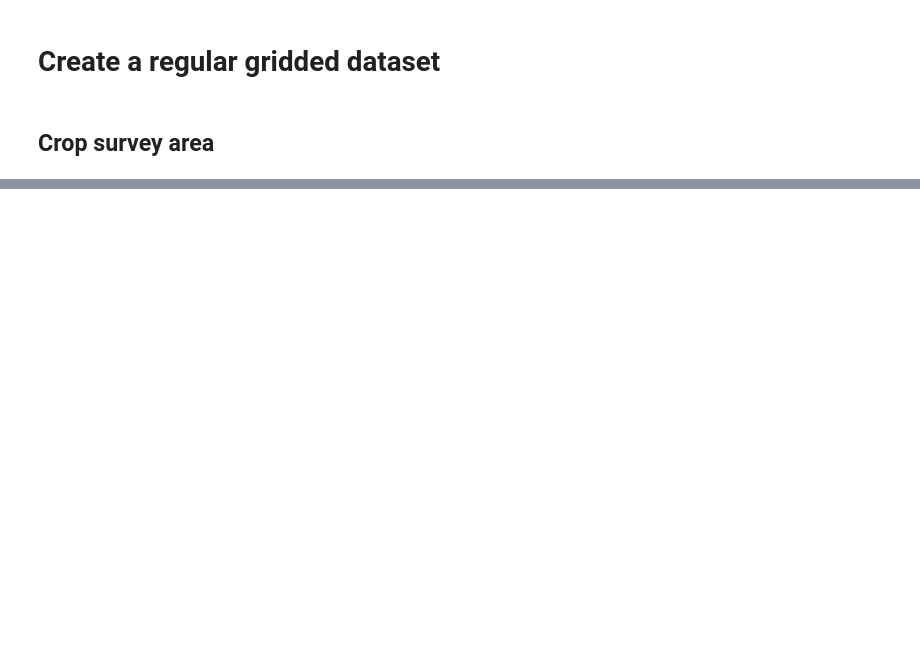
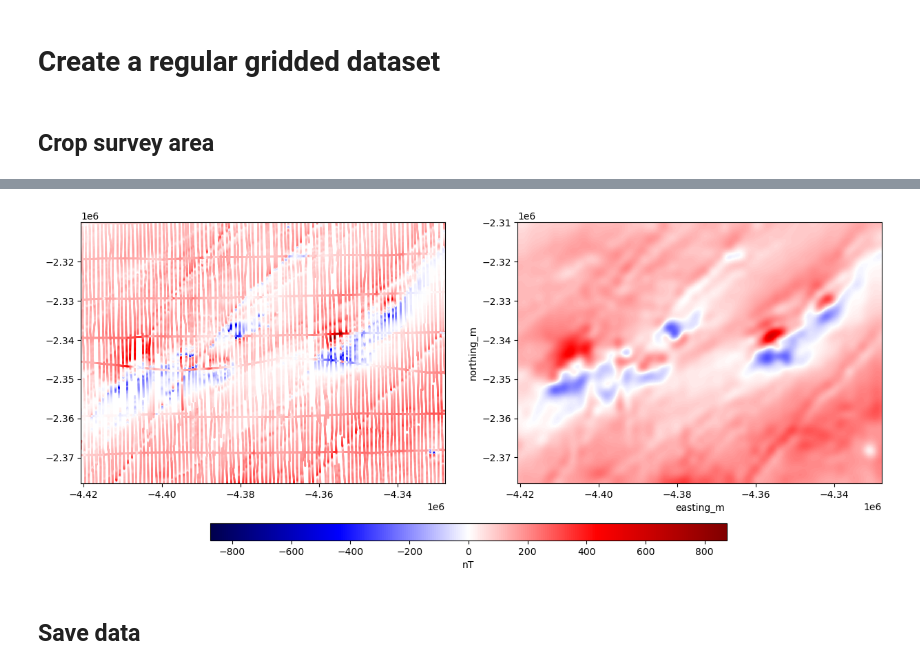
Before and after one commit to compgeolab/euler-inversion, a Jupyter notebook: code/real-data-grid.ipynb, the cells around one changed output, grey strips where cells are left out. Cells and saved outputs as stored; diff of their text form; code cells hidden in the pictures; blank space fills up the shorter version.

```diff
--- a/code/real-data-grid.ipynb
+++ b/code/real-data-grid.ipynb
@@ -102,0 +128,11 @@ data
+# %%
+grid_region = vd.get_region(coordinates)
+grid_coords = vd.grid_coordinates(
+    region=grid_region,
+    spacing=grid_spacing,
+    extra_coords=data.height_m.max(),
+)
+grid_tfa_nT = eqs.predict(grid_coords)
+# %%
+grid_data = vd.make_xarray_grid(grid_coords, data=grid_tfa_nT, data_names="tfa_nT", dims=('northing_m', 'easting_m'), extra_coords_names='height_m')
+grid_data
@@ -102,0 +148,33 @@ data
+# %%
+fig, axes = plt.subplots(1, 2, figsize=(15, 5))
+axes = axes.ravel()
+ax = axes[0]
+scale = vd.maxabs(data.tfa_nT)
+ax.scatter(
+    data.easting_m,
+    data.northing_m,
+    c=data.tfa_nT,
+    s=1,
+    cmap="seismic",
+    vmin=-scale,
+    vmax=scale,
+)
+ax.set_xlim(grid_region[0], grid_region[1])
+ax.set_ylim(grid_region[2], grid_region[3])
+ax.set_aspect("equal")
+
+ax = axes[1]
+tmp = grid_data.tfa_nT.plot.pcolormesh(
+    cmap="seismic",
+    vmin=-scale,
+    vmax=scale,
+    add_colorbar=False,
+)
+ax.set_aspect("equal")
+cbar_kwargs = dict(orientation="horizontal", aspect=40, pad=0.05, shrink=0.9)
+fig.colorbar(tmp, **cbar_kwargs,  label="nT", cax=fig.add_axes([0.25, -0.05, 0.5, 0.05]))
+plt.show()
+# %% [output]
+[figure, added]
+# %% [markdown]
+## Save data
```
Also changed, not shown: parts of 15 cells of this notebook, 1 other file.
